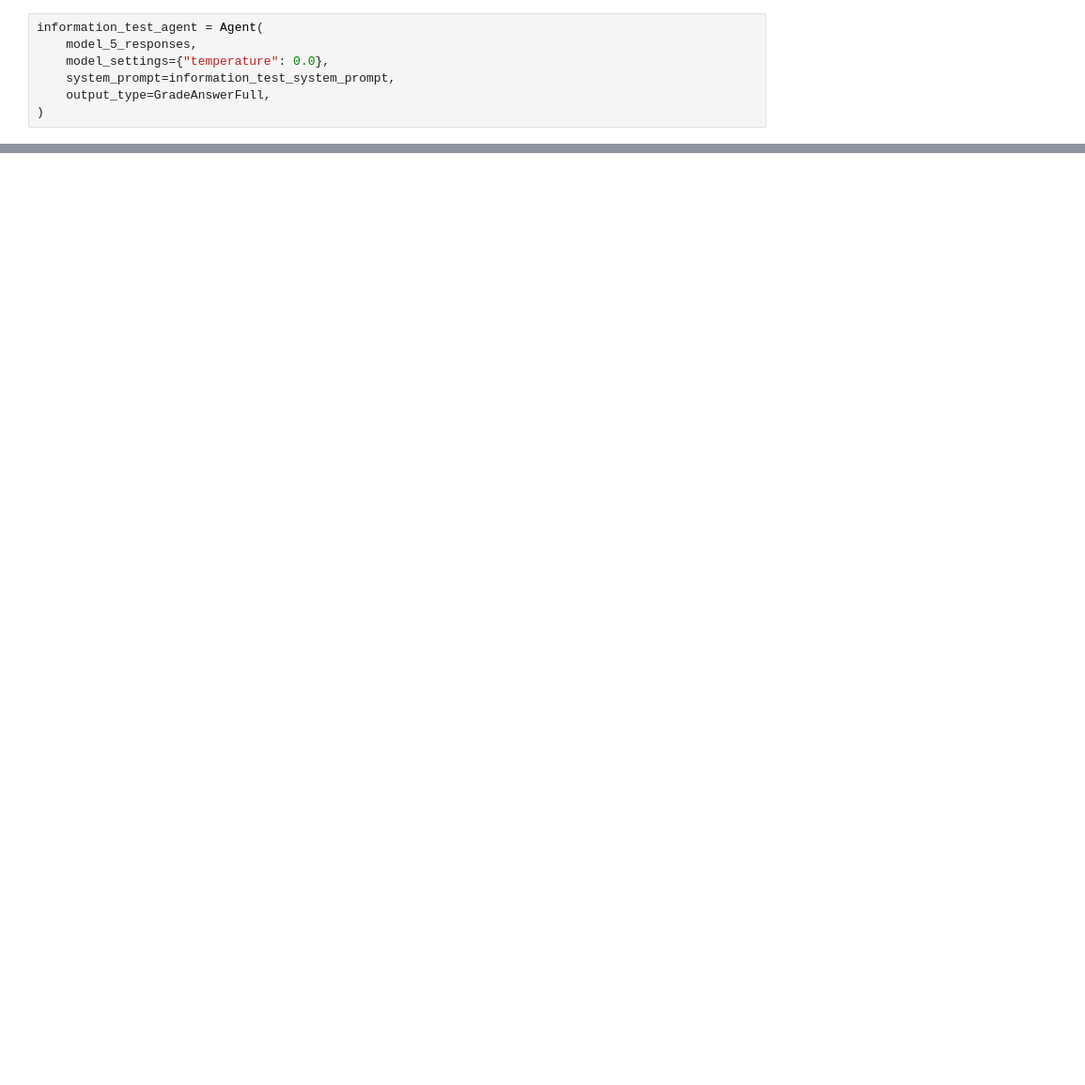
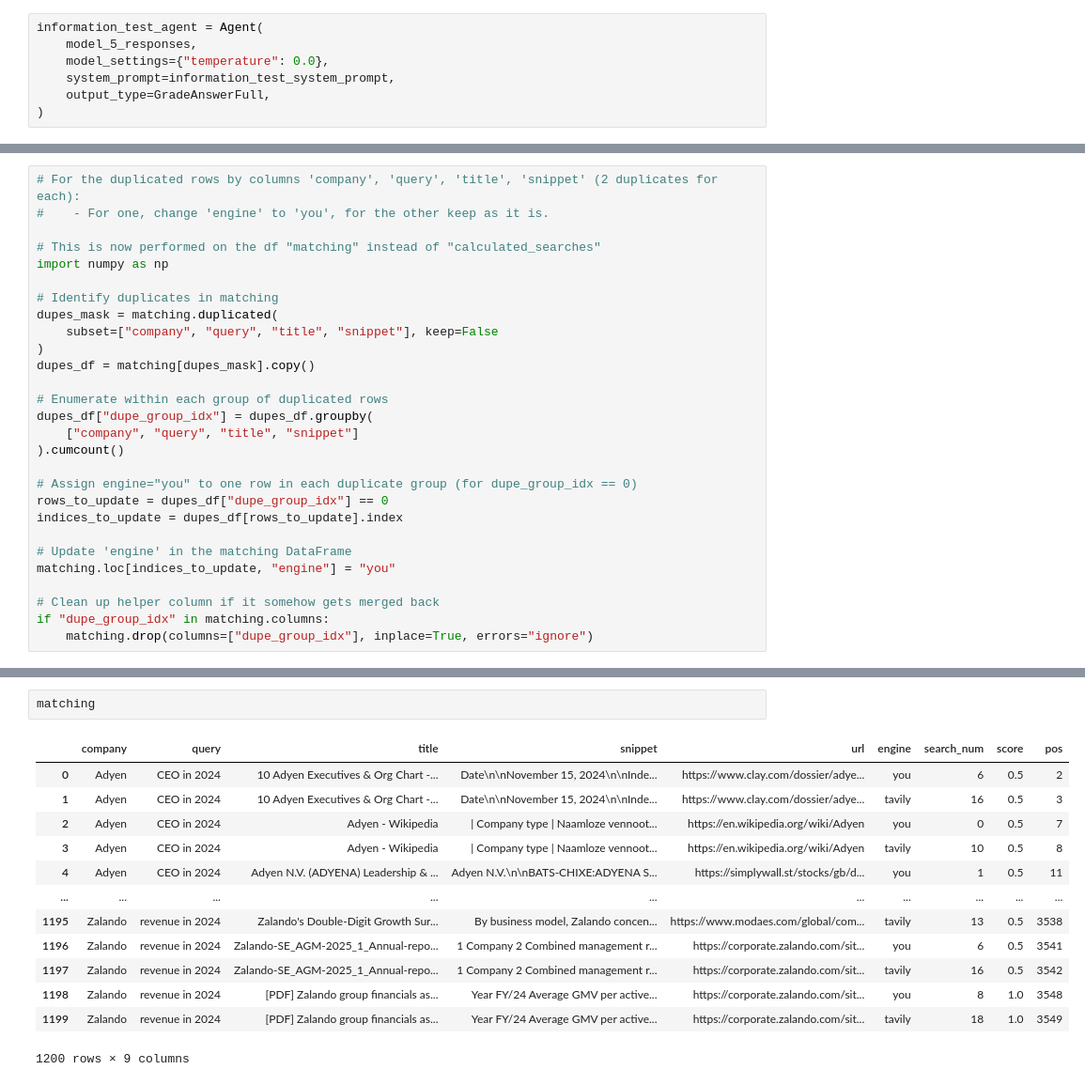
Before and after one commit to pavelhym/Bicocca_DS_2026, a Jupyter notebook: app/testing_notebooks/test_agent.ipynb, the cells around one changed output, grey strips where cells are left out. Shown at 94% size. Cells and saved outputs as stored; diff of their text form; blank space fills up the shorter version.

```diff
--- a/app/testing_notebooks/test_agent.ipynb
+++ b/app/testing_notebooks/test_agent.ipynb
@@ -44,0 +556,28 @@ True
+# %%
+# For the duplicated rows by columns 'company', 'query', 'title', 'snippet' (2 duplicates for each):
+#    - For one, change 'engine' to 'you', for the other keep as it is.
+
+# This is now performed on the df "matching" instead of "calculated_searches"
+import numpy as np
+
+# Identify duplicates in matching
+dupes_mask = matching.duplicated(
+    subset=["company", "query", "title", "snippet"], keep=False
+)
+dupes_df = matching[dupes_mask].copy()
+
+# Enumerate within each group of duplicated rows
+dupes_df["dupe_group_idx"] = dupes_df.groupby(
+    ["company", "query", "title", "snippet"]
+).cumcount()
+
+# Assign engine="you" to one row in each duplicate group (for dupe_group_idx == 0)
+rows_to_update = dupes_df["dupe_group_idx"] == 0
+indices_to_update = dupes_df[rows_to_update].index
+
+# Update 'engine' in the matching DataFrame
+matching.loc[indices_to_update, "engine"] = "you"
+
+# Clean up helper column if it somehow gets merged back
+if "dupe_group_idx" in matching.columns:
+    matching.drop(columns=["dupe_group_idx"], inplace=True, errors="ignore")
@@ -44,0 +634,16 @@ True
+# %%
+matching
+# %% [output]
+|  | company | query | title | snippet | url | engine | search_num | score | pos |
+| 0 | Adyen | CEO in 2024 | 10 Adyen Executives & Org Chart -... | Date\n\nNovember 15, 2024\n\nInde... | https://www.clay.com/dossier/adye... | you | 6 | 0.5 | 2 |
+| 1 | Adyen | CEO in 2024 | 10 Adyen Executives & Org Chart -... | Date\n\nNovember 15, 2024\n\nInde... | https://www.clay.com/dossier/adye... | tavily | 16 | 0.5 | 3 |
+| 2 | Adyen | CEO in 2024 | Adyen - Wikipedia | | Company type | Naamloze vennoot... | https://en.wikipedia.org/wiki/Adyen | you | 0 | 0.5 | 7 |
+| 3 | Adyen | CEO in 2024 | Adyen - Wikipedia | | Company type | Naamloze vennoot... | https://en.wikipedia.org/wiki/Adyen | tavily | 10 | 0.5 | 8 |
+| 4 | Adyen | CEO in 2024 | Adyen N.V. (ADYENA) Leadership & ... | Adyen N.V.\n\nBATS-CHIXE:ADYENA S... | https://simplywall.st/stocks/gb/d... | you | 1 | 0.5 | 11 |
+| ... | ... | ... | ... | ... | ... | ... | ... | ... | ... |
+| 1195 | Zalando | revenue in 2024 | Zalando's Double-Digit Growth Sur... | By business model, Zalando concen... | https://www.modaes.com/global/com... | tavily | 13 | 0.5 | 3538 |
+| 1196 | Zalando | revenue in 2024 | Zalando-SE_AGM-2025_1_Annual-repo... | 1 Company 2 Combined management r... | https://corporate.zalando.com/sit... | you | 6 | 0.5 | 3541 |
+| 1197 | Zalando | revenue in 2024 | Zalando-SE_AGM-2025_1_Annual-repo... | 1 Company 2 Combined management r... | https://corporate.zalando.com/sit... | tavily | 16 | 0.5 | 3542 |
+| 1198 | Zalando | revenue in 2024 | [PDF] Zalando group financials as... | Year FY/24 Average GMV per active... | https://corporate.zalando.com/sit... | you | 8 | 1.0 | 3548 |
+| 1199 | Zalando | revenue in 2024 | [PDF] Zalando group financials as... | Year FY/24 Average GMV per active... | https://corporate.zalando.com/sit... | tavily | 18 | 1.0 | 3549 |
+1200 rows × 9 columns
```
Also changed, not shown: parts of 53 cells of this notebook, 17 other files.
